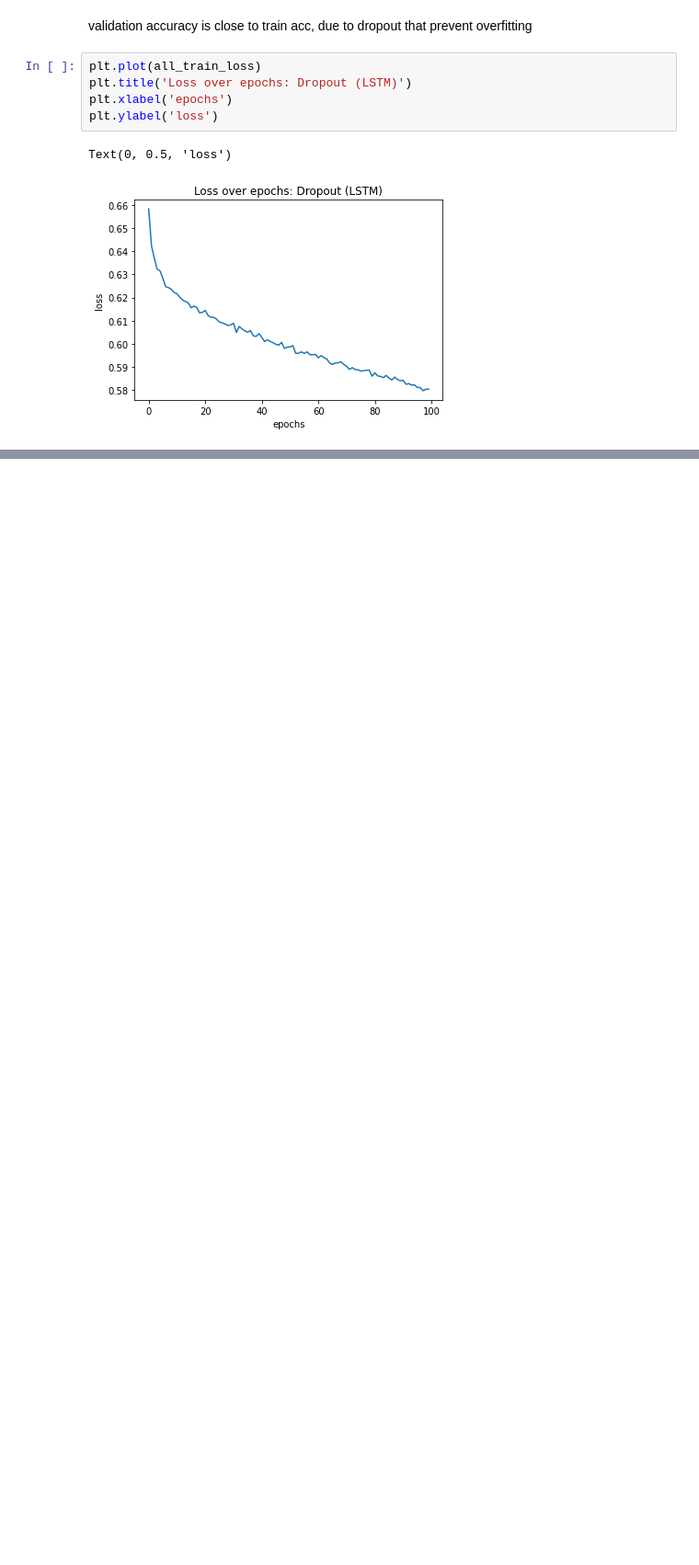
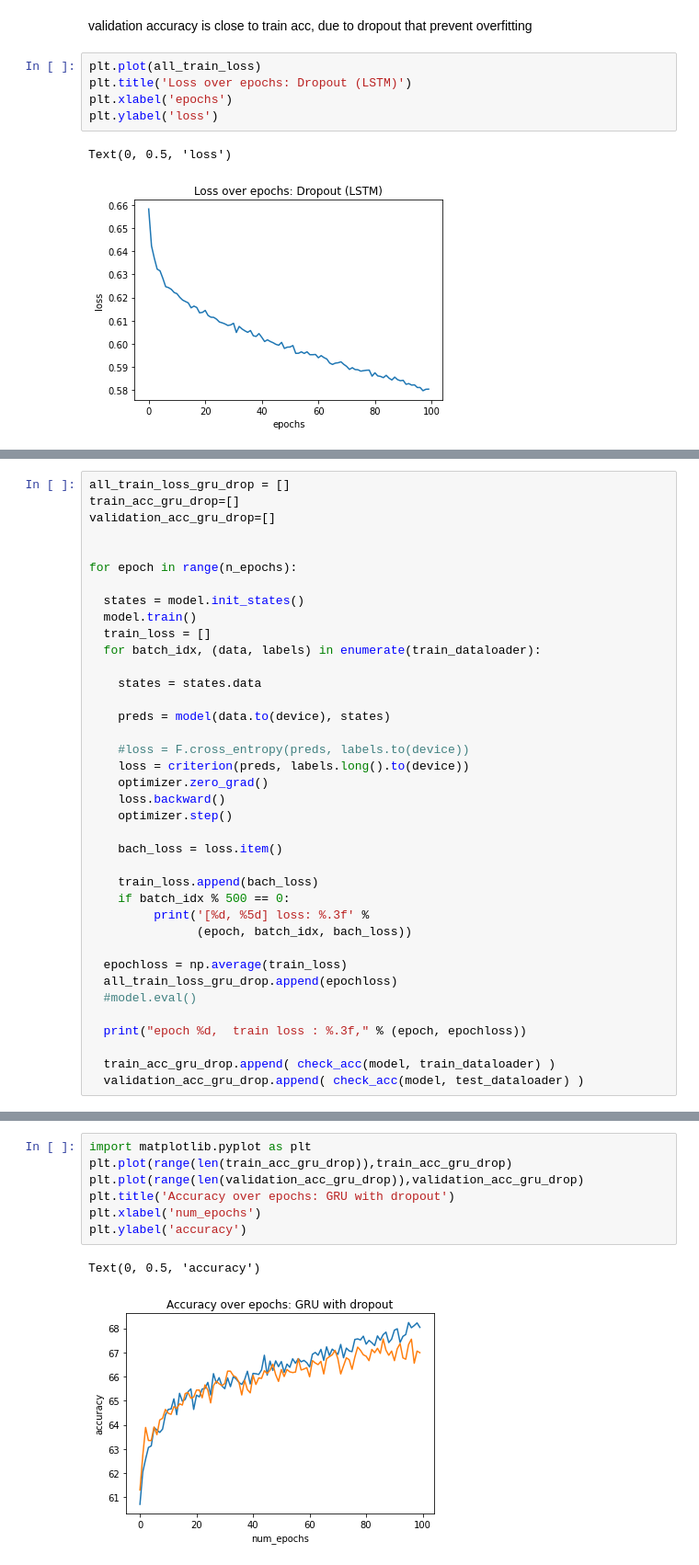
Before and after one commit to yonbrand/Gait-Recognition, a Jupyter notebook: gait_identification.ipynb, the cells around one changed output, grey strips where cells are left out. Shown at 92% size. Saved outputs shown, nothing was run; the diff lists cells and outputs as text; blank space fills up the shorter version.

Commit message:
+ gru dropout

```diff
--- a/gait_identification.ipynb
+++ b/gait_identification.ipynb
@@ -688,0 +821,38 @@ Text(0, 0.5, 'loss')
+# %%
+all_train_loss_gru_drop = []
+train_acc_gru_drop=[]
+validation_acc_gru_drop=[]
+
+
+for epoch in range(n_epochs):
+
+  states = model.init_states()
+  model.train()
+  train_loss = []
+  for batch_idx, (data, labels) in enumerate(train_dataloader):
+
+    states = states.data
+
+    preds = model(data.to(device), states)
+
+    #loss = F.cross_entropy(preds, labels.to(device))
+    loss = criterion(preds, labels.long().to(device))
+    optimizer.zero_grad()
+    loss.backward()
+    optimizer.step()
+
+    bach_loss = loss.item()
+
+    train_loss.append(bach_loss)
+    if batch_idx % 500 == 0:
+         print('[%d, %5d] loss: %.3f' %
+               (epoch, batch_idx, bach_loss))
+
+  epochloss = np.average(train_loss)
+  all_train_loss_gru_drop.append(epochloss)
+  #model.eval()
+
+  print("epoch %d,  train loss : %.3f," % (epoch, epochloss))
+
+  train_acc_gru_drop.append( check_acc(model, train_dataloader) )
+  validation_acc_gru_drop.append( check_acc(model, test_dataloader) )
@@ -688,0 +884,10 @@ Text(0, 0.5, 'loss')
+# %%
+import matplotlib.pyplot as plt
+plt.plot(range(len(train_acc_gru_drop)),train_acc_gru_drop)
+plt.plot(range(len(validation_acc_gru_drop)),validation_acc_gru_drop)
+plt.title('Accuracy over epochs: GRU with dropout')
+plt.xlabel('num_epochs')
+plt.ylabel('accuracy')
+# %% [output]
+Text(0, 0.5, 'accuracy')
+[figure, added]
```
Also changed, not shown: parts of 25 cells of this notebook.
